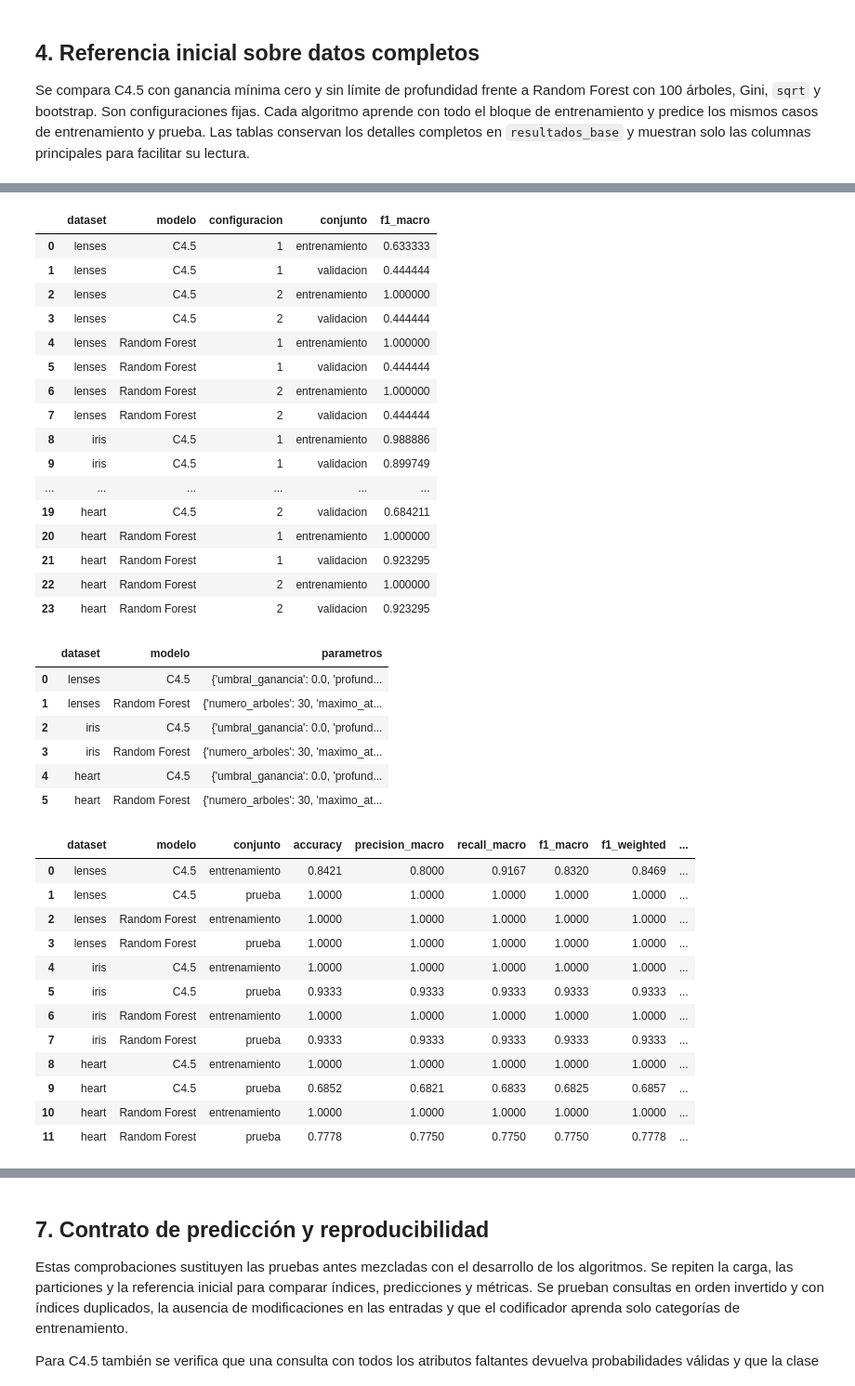
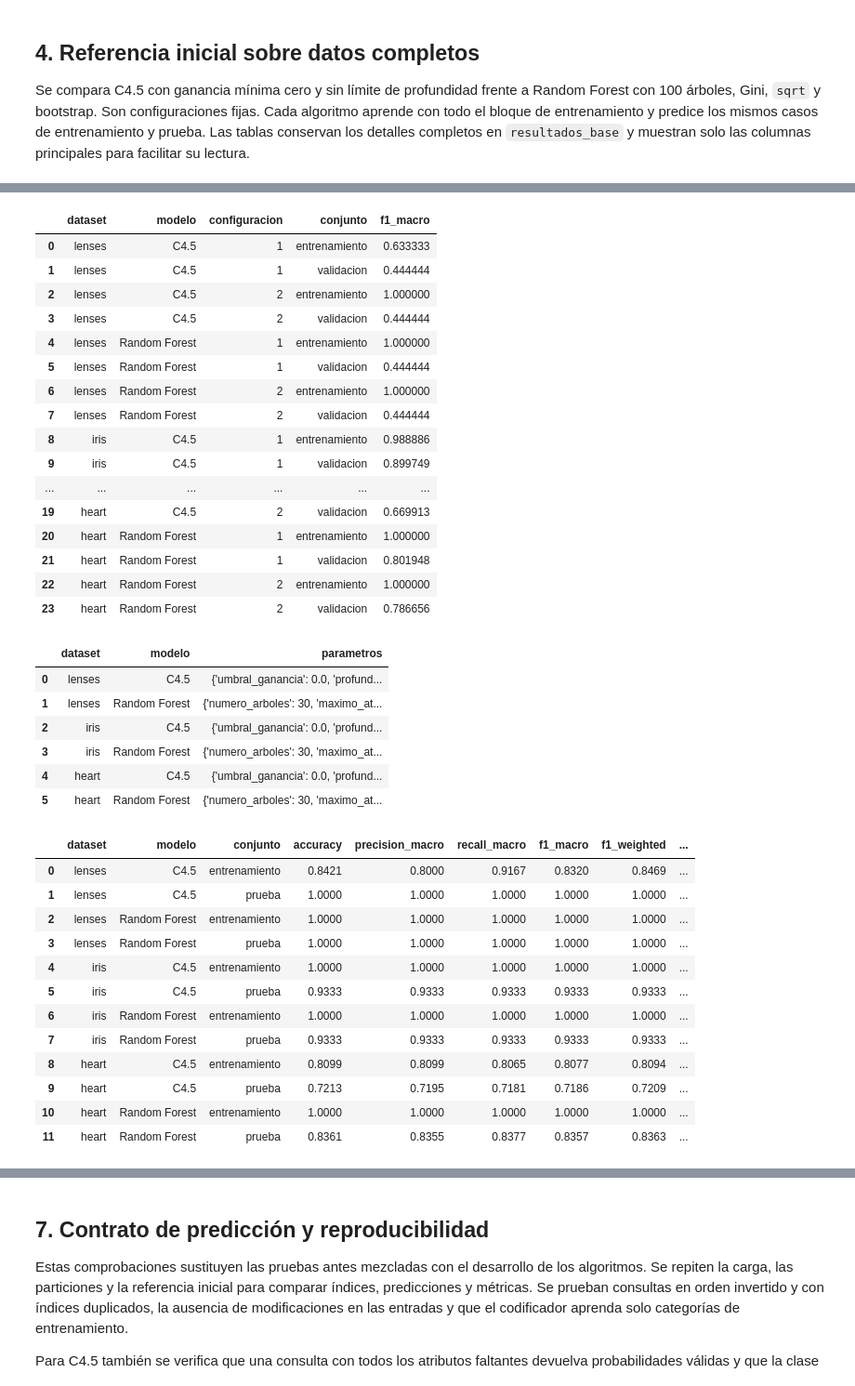
Before and after one commit to marianoInsa/Decision-Tree-vs-Random-Forest, a Jupyter notebook: notebooks/03_experimentos.ipynb, the cells around one changed output, grey strips where cells are left out. Shown at 93% size. Drawn from its saved outputs; the diff is of its cells as text; code cells hidden in the pictures.

```diff
--- a/notebooks/03_experimentos.ipynb
+++ b/notebooks/03_experimentos.ipynb
@@ -308,8 +260,11 @@ for nombre, datos in datasets.items():
     assert caracteristicas.shape == TAMANOS_ESPERADOS[nombre]
     assert objetivos.shape == (len(caracteristicas), 1)
     assert caracteristicas.index.is_unique and caracteristicas.index.equals(objetivos.index)
-    assert not caracteristicas.isna().any().any() and not objetivos.isna().any().any()
-    assert np.isfinite(caracteristicas.select_dtypes(include="number").to_numpy()).all()
+    assert not objetivos.isna().any().any()
+    assert int(caracteristicas.isna().to_numpy().sum()) == (6 if nombre == "heart" else 0)
+    numericas = caracteristicas.select_dtypes(include="number")
+    valores_numericos = numericas.to_numpy(dtype=float)
+    assert np.isfinite(valores_numericos[~np.isnan(valores_numericos)]).all()
     assert objetivos["objetivo"].value_counts().to_dict() == CLASES_ESPERADAS[nombre]
     particiones[nombre] = preparar_particiones(caracteristicas, objetivos, SEMILLA_PARTICION)
     resumen_datos.append({
@@ -595,7 +672,7 @@ def resumir_bateria_faltantes(resultados):
 Se compara C4.5 con ganancia mínima cero y sin límite de profundidad frente a Random Forest con 100 árboles, Gini, `sqrt` y bootstrap. Son configuraciones fijas. Cada algoritmo aprende con todo el bloque de entrenamiento y predice los mismos casos de entrenamiento y prueba. Las tablas conservan los detalles completos en `resultados_base` y muestran solo las columnas principales para facilitar su lectura.
 # %%
 # Ejecutar una configuración fija por modelo para cada tipo de dataset.
-GRILLAS_BASE = {"C4.5": {}, "Random Forest": {}}
+GRILLAS_BASE = {"C4.5": {}, "Random Forest": {"tratamiento_faltantes": ["imputar_frecuente"]}}
 tablas_base = []
 for nombre, datos in datasets.items():
     tablas_base.append(ejecutar_grillas(nombre, datos["tipo"],
@@ -665,7 +742,7 @@ GRILLAS_EXPLORACION = {
         "umbral_ganancia": [0.0], "minima_razon_ganancia": [0.0]},
     "Random Forest": {
         "numero_arboles": [30, 100], "maximo_atributos": ["sqrt"],
-        "profundidad_maxima": [None], "criterio": ["gini"], "usar_bootstrap": [True]},
+        "profundidad_maxima": [None], "criterio": ["gini"], "usar_bootstrap": [True], "tratamiento_faltantes": ["imputar_frecuente"]},
 }
 tablas_exploracion, tablas_finales, configuraciones_elegidas = [], [], []
 for nombre, datos in datasets.items():
@@ -690,40 +767,40 @@ display(resultados_finales[COLUMNAS_RESUMEN].round(4))
 |  | dataset | modelo | configuracion | conjunto | f1_macro |
 | 0 | lenses | C4.5 | 1 | entrenamiento | 0.633333 |
 | 1 | lenses | C4.5 | 1 | validacion | 0.444444 |
 | 2 | lenses | C4.5 | 2 | entrenamiento | 1.000000 |
 | 3 | lenses | C4.5 | 2 | validacion | 0.444444 |
 | 4 | lenses | Random Forest | 1 | entrenamiento | 1.000000 |
 | 5 | lenses | Random Forest | 1 | validacion | 0.444444 |
 | 6 | lenses | Random Forest | 2 | entrenamiento | 1.000000 |
 | 7 | lenses | Random Forest | 2 | validacion | 0.444444 |
 | 8 | iris | C4.5 | 1 | entrenamiento | 0.988886 |
 | 9 | iris | C4.5 | 1 | validacion | 0.899749 |
 | ... | ... | ... | ... | ... | ... |
-| 19 | heart | C4.5 | 2 | validacion | 0.684211 |
+| 19 | heart | C4.5 | 2 | validacion | 0.669913 |
 | 20 | heart | Random Forest | 1 | entrenamiento | 1.000000 |
-| 21 | heart | Random Forest | 1 | validacion | 0.923295 |
+| 21 | heart | Random Forest | 1 | validacion | 0.801948 |
 | 22 | heart | Random Forest | 2 | entrenamiento | 1.000000 |
-| 23 | heart | Random Forest | 2 | validacion | 0.923295 |
+| 23 | heart | Random Forest | 2 | validacion | 0.786656 |
 |  | dataset | modelo | parametros |
 | 0 | lenses | C4.5 | {'umbral_ganancia': 0.0, 'profund... |
 | 1 | lenses | Random Forest | {'numero_arboles': 30, 'maximo_at... |
 | 2 | iris | C4.5 | {'umbral_ganancia': 0.0, 'profund... |
 | 3 | iris | Random Forest | {'numero_arboles': 30, 'maximo_at... |
 | 4 | heart | C4.5 | {'umbral_ganancia': 0.0, 'profund... |
 | 5 | heart | Random Forest | {'numero_arboles': 30, 'maximo_at... |
 |  | dataset | modelo | conjunto | accuracy | precision_macro | recall_macro | f1_macro | f1_weighted | ... |
 | 0 | lenses | C4.5 | entrenamiento | 0.8421 | 0.8000 | 0.9167 | 0.8320 | 0.8469 | ... |
 | 1 | lenses | C4.5 | prueba | 1.0000 | 1.0000 | 1.0000 | 1.0000 | 1.0000 | ... |
 | 2 | lenses | Random Forest | entrenamiento | 1.0000 | 1.0000 | 1.0000 | 1.0000 | 1.0000 | ... |
 | 3 | lenses | Random Forest | prueba | 1.0000 | 1.0000 | 1.0000 | 1.0000 | 1.0000 | ... |
 | 4 | iris | C4.5 | entrenamiento | 1.0000 | 1.0000 | 1.0000 | 1.0000 | 1.0000 | ... |
 | 5 | iris | C4.5 | prueba | 0.9333 | 0.9333 | 0.9333 | 0.9333 | 0.9333 | ... |
 | 6 | iris | Random Forest | entrenamiento | 1.0000 | 1.0000 | 1.0000 | 1.0000 | 1.0000 | ... |
 | 7 | iris | Random Forest | prueba | 0.9333 | 0.9333 | 0.9333 | 0.9333 | 0.9333 | ... |
-| 8 | heart | C4.5 | entrenamiento | 1.0000 | 1.0000 | 1.0000 | 1.0000 | 1.0000 | ... |
-| 9 | heart | C4.5 | prueba | 0.6852 | 0.6821 | 0.6833 | 0.6825 | 0.6857 | ... |
+| 8 | heart | C4.5 | entrenamiento | 0.8099 | 0.8099 | 0.8065 | 0.8077 | 0.8094 | ... |
+| 9 | heart | C4.5 | prueba | 0.7213 | 0.7195 | 0.7181 | 0.7186 | 0.7209 | ... |
 | 10 | heart | Random Forest | entrenamiento | 1.0000 | 1.0000 | 1.0000 | 1.0000 | 1.0000 | ... |
-| 11 | heart | Random Forest | prueba | 0.7778 | 0.7750 | 0.7750 | 0.7750 | 0.7778 | ... |
+| 11 | heart | Random Forest | prueba | 0.8361 | 0.8355 | 0.8377 | 0.8357 | 0.8363 | ... |
 # %% [markdown]
 ## 6. Comparación por tipo de datos y tolerancia a faltantes
 
```
Also changed, not shown: parts of 15 cells of this notebook, 30 other files.
